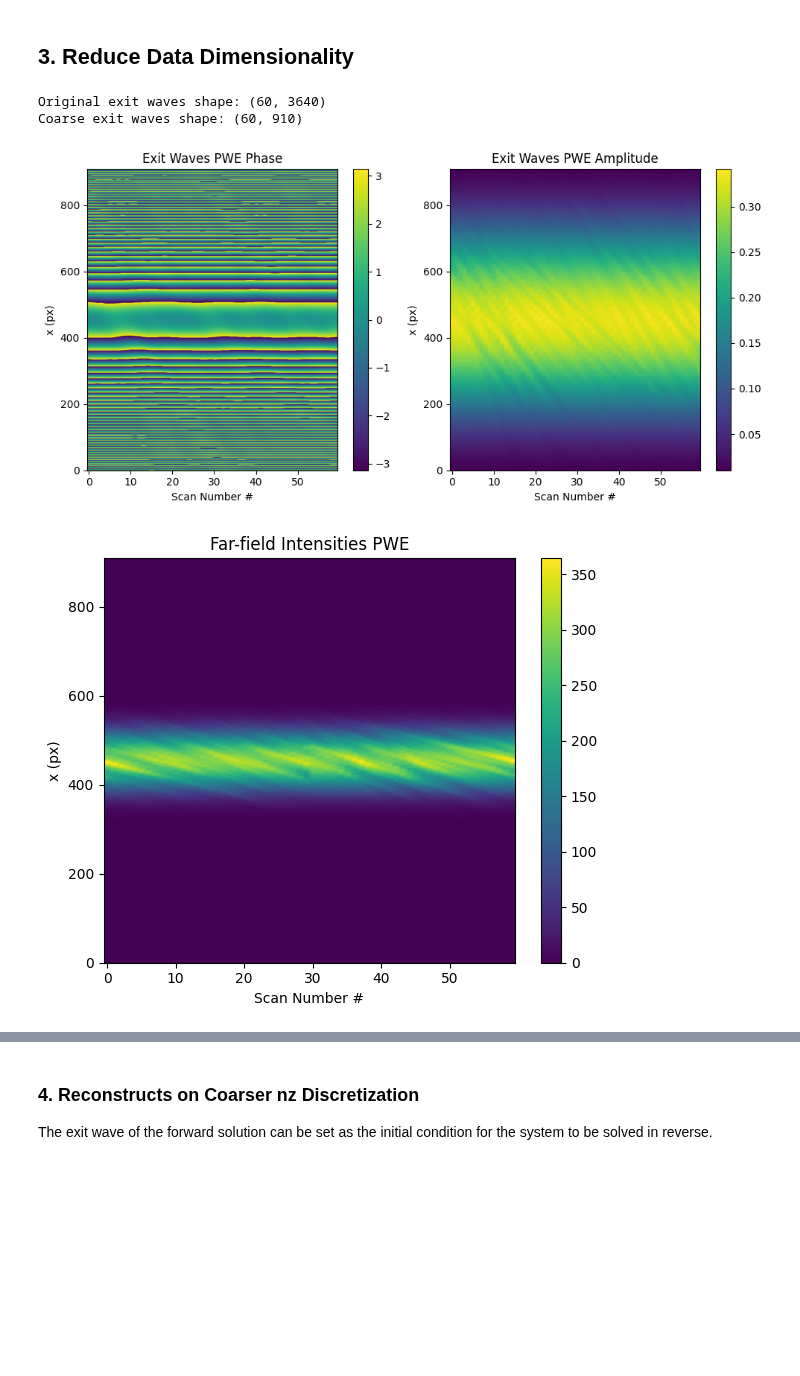
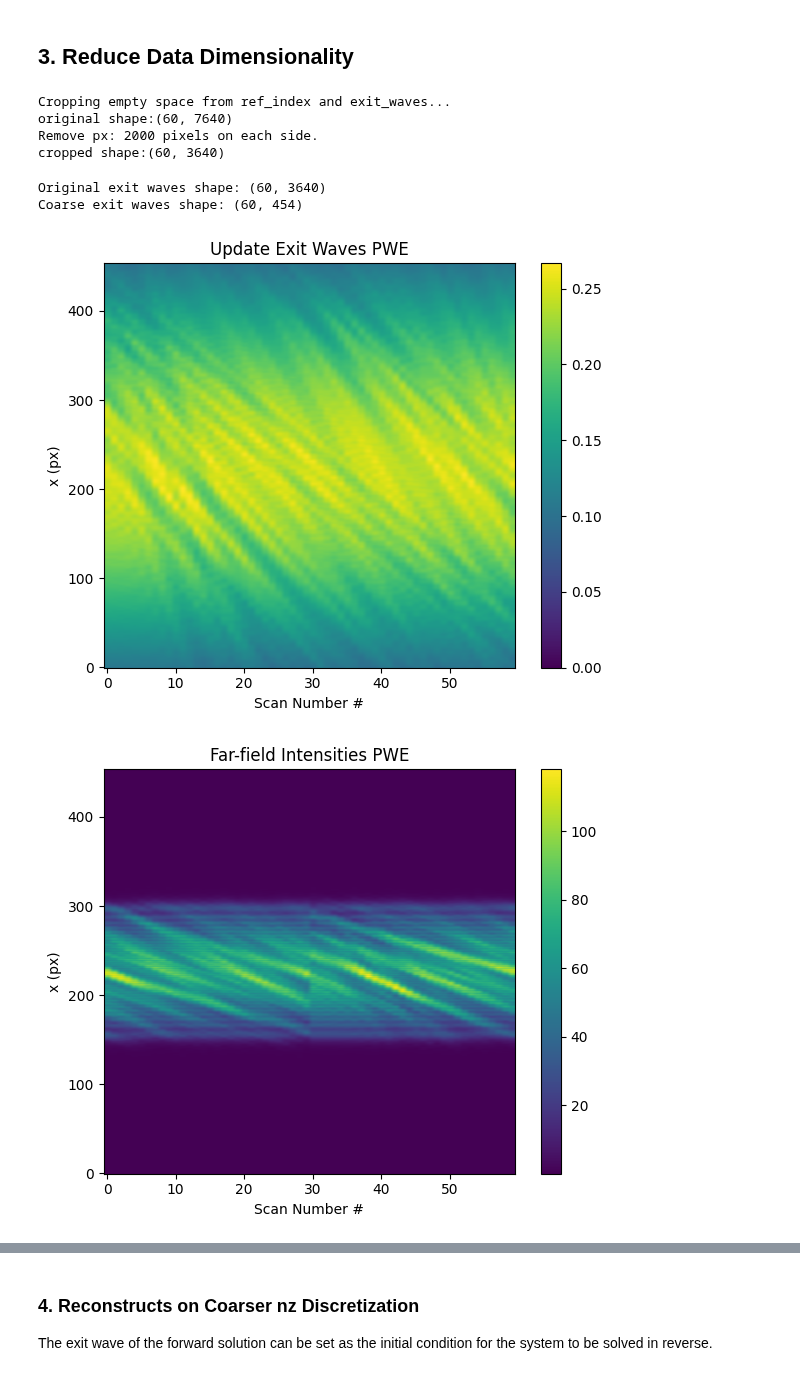
Before and after one commit to bryceshirley/thick_ptycho, a Jupyter notebook: notebooks/2D_examples/2.reconstructions_petsc.ipynb, the cells around one changed output, grey strips where cells are left out. Drawn from its saved outputs; the diff is of its cells as text; code cells hidden in the pictures; blank space fills up the shorter version.

```diff
--- a/notebooks/2D_examples/2.reconstructions_petsc.ipynb
+++ b/notebooks/2D_examples/2.reconstructions_petsc.ipynb
@@ -24,7 +24,7 @@ from utils import plot_data
 ## 2. Load Simulated Data
 # %%
 # File path
-npz_file_path = os.path.join("./data", "simulated_data_petsc_fine_grid.npz")
+npz_file_path = os.path.join("./data", "padded_simulated_data_petsc.npz")
 
 # Load the file. MUST use allow_pickle=True since the config was pickled.
 loaded_data = np.load(npz_file_path, allow_pickle=True)
@@ -44,7 +44,8 @@ Successfully loaded arrays and config from ./data/simulated_data_petsc_fine_grid
 # %%
 # Reduce Stepsize px
 step_size_px = 10
-points_per_wavelength = 4
+points_per_wavelength = 2
+empty_space_px = 0
 
 print(f"Reduce Stepsize px: {loaded_sim_config['step_size_px']} -> {step_size_px}")
 print(
@@ -77,6 +78,7 @@ sim_config = SimulationConfig(
     # Logging and results
     results_dir=loaded_sim_config["results_dir"],
     use_logging=loaded_sim_config["use_logging"],
+    empty_space_px=empty_space_px,
 )
 simulation_space = create_simulation_space(sim_config)
 simulation_space.summarize()
@@ -101,24 +103,47 @@ Points per wavelength: 32 -> 4
 # %% [markdown]
 ## 3. Reduce Data Dimensionality
+# %%
+# Remove Empty Space Padding from ref_index
+print("Cropping empty space from ref_index and exit_waves...")
+
+print(f"original shape:{exit_waves.shape}")
+if loaded_sim_config["empty_space_px"] > empty_space_px:
+    crop_px = loaded_sim_config["empty_space_px"] - empty_space_px
+else:
+    crop_px = loaded_sim_config["empty_space_px"]
+print(
+    f"Remove px: {crop_px} pixels on each side."
+)
+data_ew_cropped = exit_waves[
+    :,
+    crop_px:-crop_px,
+]
+print(f"cropped shape:{data_ew_cropped.shape}")
+# %% [output]
+Cropping empty space from ref_index and exit_waves...
+original shape:(60, 7640)
+Remove px: 2000 pixels on each side.
+cropped shape:(60, 3640)
 # %%
-original_shape = exit_waves.shape
+# Reduce Pixel Size by Zooming Exit Waves
+original_shape = data_ew_cropped.shape
 target_shape = (original_shape[0], simulation_space.effective_nx)
 zoom_factors = np.array(target_shape) / np.array(original_shape)
 
-data_ew = zoom(exit_waves, zoom_factors, order=1)
+data_ew = zoom(data_ew_cropped, zoom_factors, order=1)
 data = np.abs(np.fft.fft(data_ew)) ** 2
 
-print(f"Original exit waves shape: {exit_waves.shape}")
+print(f"Original exit waves shape: {data_ew_cropped.shape}")
 print(f"Coarse exit waves shape: {data_ew.shape}")
 
 plot_data(
     data=data,
     exitwaves=data_ew,
     simulation_space=simulation_space,
     probes=ptycho_probes,
 )
 # %% [output]
 Original exit waves shape: (60, 3640)
-Coarse exit waves shape: (60, 910)
+Coarse exit waves shape: (60, 454)
-[figure, old version]
+[figure, new version]
-[figure, old version]
+[figure, new version]
```
Also changed, not shown: parts of 13 cells of this notebook, 4 other files.
